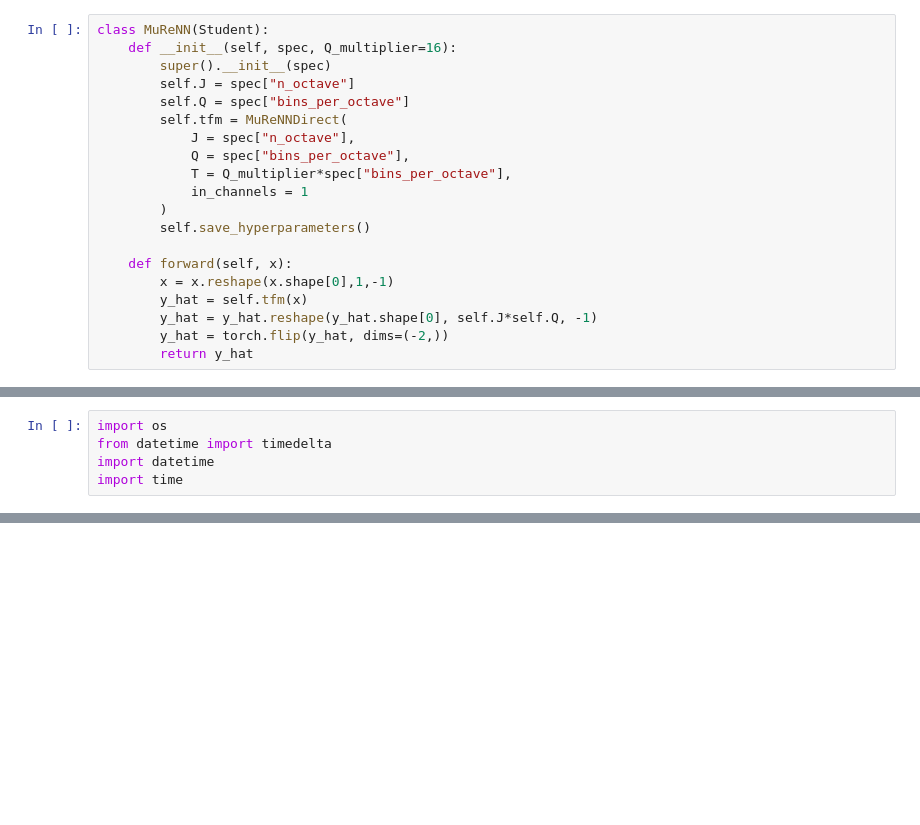
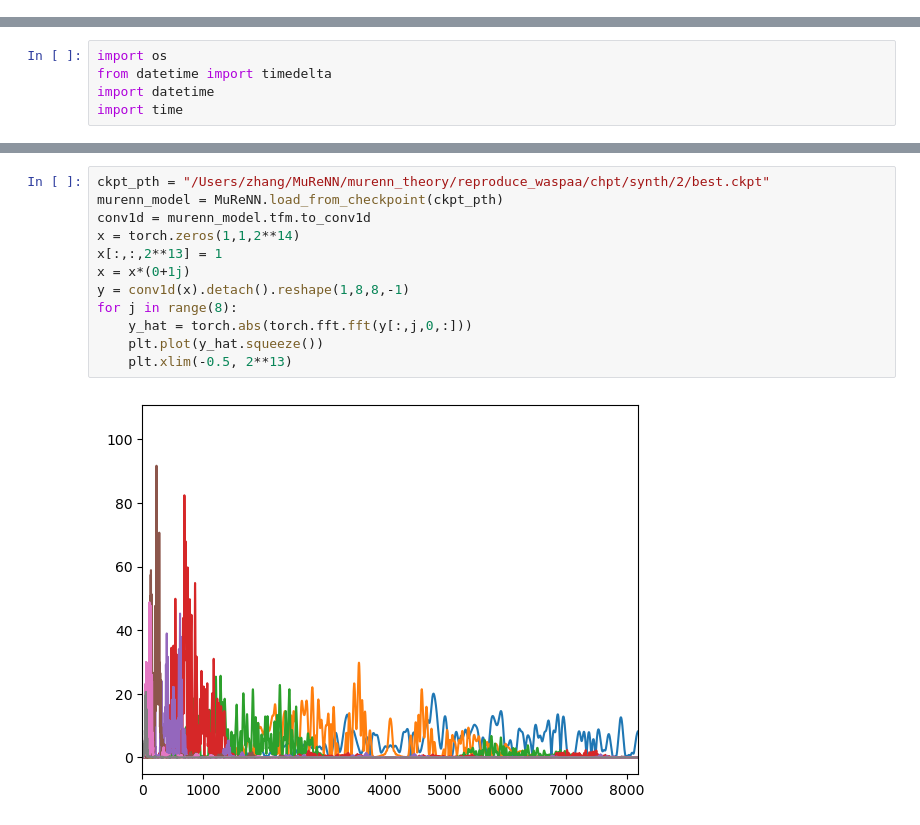
Before and after one commit to xir4n/murenn_theory, a Jupyter notebook: reproduce_waspaa.ipynb/reproduce_waspaa.ipynb, the cells around one changed output, grey strips where cells are left out. Drawn from its saved outputs; the diff is of its cells as text; blank space fills up the shorter version.

```diff
--- a/reproduce_waspaa.ipynb/reproduce_waspaa.ipynb
+++ b/reproduce_waspaa.ipynb/reproduce_waspaa.ipynb
@@ -141,23 +139,3 @@ class Student(L.LightningModule):
 
     def configure_optimizers(self):
         return torch.optim.Adam(self.parameters(), lr=1e-3)
-# %%
-class MuReNN(Student):
-    def __init__(self, spec, Q_multiplier=16):
-        super().__init__(spec)
-        self.J = spec["n_octave"]
-        self.Q = spec["bins_per_octave"]
-        self.tfm = MuReNNDirect(
-            J = spec["n_octave"],
-            Q = spec["bins_per_octave"],
-            T = Q_multiplier*spec["bins_per_octave"],
-            in_channels = 1
-        )
-        self.save_hyperparameters()
-
-    def forward(self, x):
-        x = x.reshape(x.shape[0],1,-1)
-        y_hat = self.tfm(x)
-        y_hat = y_hat.reshape(y_hat.shape[0], self.J*self.Q, -1)
-        y_hat = torch.flip(y_hat, dims=(-2,))
-        return y_hat
@@ -251,0 +314,14 @@ RuntimeError: The size of tensor a (640) must match the size of tensor b (64) at
+# %%
+ckpt_pth = "/Users/zhang/MuReNN/murenn_theory/reproduce_waspaa/chpt/synth/2/best.ckpt"
+murenn_model = MuReNN.load_from_checkpoint(ckpt_pth)
+conv1d = murenn_model.tfm.to_conv1d
+x = torch.zeros(1,1,2**14)
+x[:,:,2**13] = 1
+x = x*(0+1j)
+y = conv1d(x).detach().reshape(1,8,8,-1)
+for j in range(8):
+    y_hat = torch.abs(torch.fft.fft(y[:,j,0,:]))
+    plt.plot(y_hat.squeeze())
+    plt.xlim(-0.5, 2**13)
+# %% [output]
+[figure, added]
```
Also changed, not shown: parts of 5 cells of this notebook.
